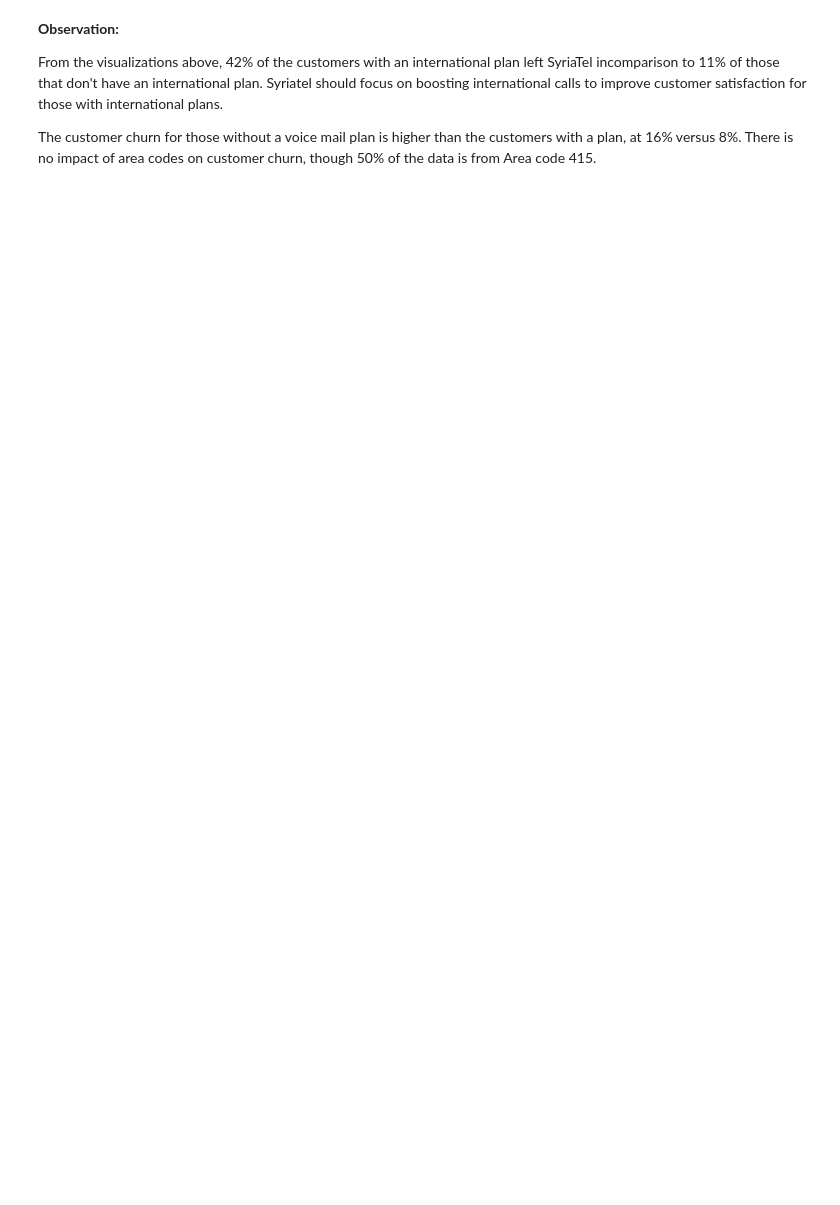
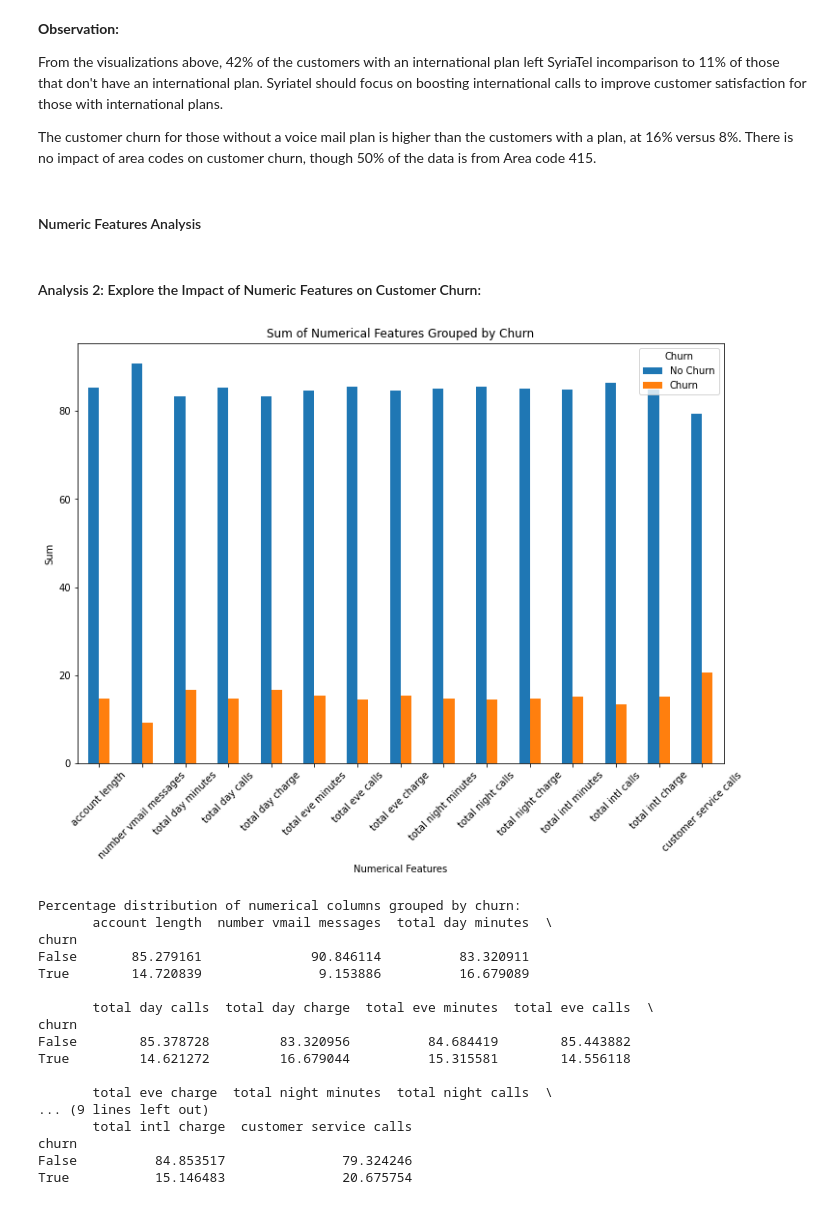
Before and after one commit to joakimTI/SyriaTel-Customer-Churn-Classifier, a Jupyter notebook: index.ipynb, the cells around one changed output. Cells and saved outputs as stored; diff of their text form; code cells hidden in the pictures; blank space fills up the shorter version.

Commit message:
Numerc features analysis

```diff
--- a/index.ipynb
+++ b/index.ipynb
@@ -273,3 +273,40 @@ for col in categorical_cols:
  From the visualizations above, 42% of the customers with an international plan left SyriaTel incomparison to 11% of those that don't have an international plan. Syriatel should focus on boosting international calls to improve customer satisfaction for those with international plans.
 
 The customer churn for those without a voice mail plan is higher than the customers with a plan, at 16% versus 8%. There is no impact of area codes on customer churn, though 50% of the data is from Area code 415.
+# %% [markdown]
+#### Numeric Features Analysis
+# %% [markdown]
+#### Analysis 2: Explore the Impact of Numeric Features on Customer Churn:
+# %%
+
+import matplotlib.pyplot as plt
+summed_data = df.groupby('churn')[numerical_cols].sum()
+percentage_data = summed_data.div(summed_data.sum(axis=0), axis=1) * 100
+percentage_data.T.plot(kind='bar', figsize=(12, 8))
+plt.title('Sum of Numerical Features Grouped by Churn')
+plt.ylabel('Sum')
+plt.xlabel('Numerical Features')
+plt.xticks(rotation=45)
+plt.legend(title='Churn', labels=['No Churn', 'Churn'])
+plt.show()
+print("Percentage distribution of numerical columns grouped by churn:")
+print(percentage_data)
+# %% [output]
+[figure, added]
+Percentage distribution of numerical columns grouped by churn:
+       account length  number vmail messages  total day minutes  \
+churn
+False       85.279161              90.846114          83.320911
+True        14.720839               9.153886          16.679089
+
+       total day calls  total day charge  total eve minutes  total eve calls  \
+churn
+False        85.378728         83.320956          84.684419        85.443882
+True         14.621272         16.679044          15.315581        14.556118
+
+       total eve charge  total night minutes  total night calls  \
+... (9 lines left out)
+       total intl charge  customer service calls
+churn
+False          84.853517               79.324246
+True           15.146483               20.675754
```
Also changed, not shown: parts of 6 cells of this notebook.
